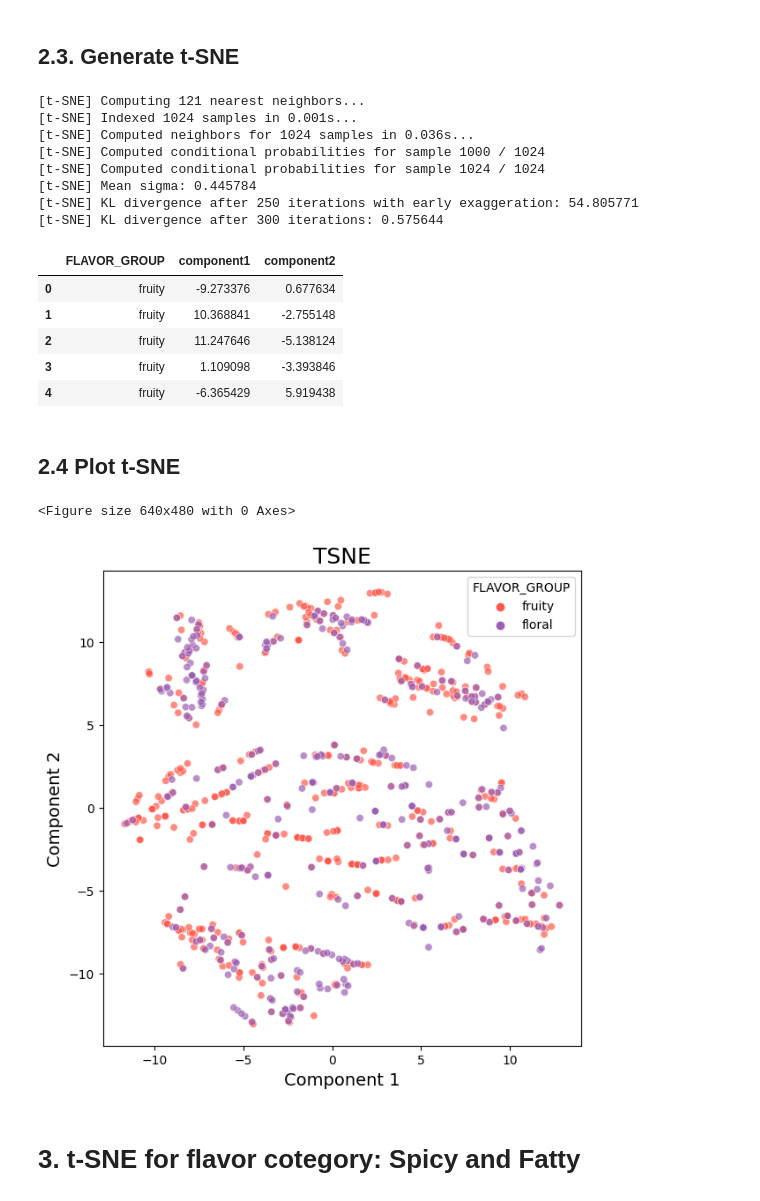
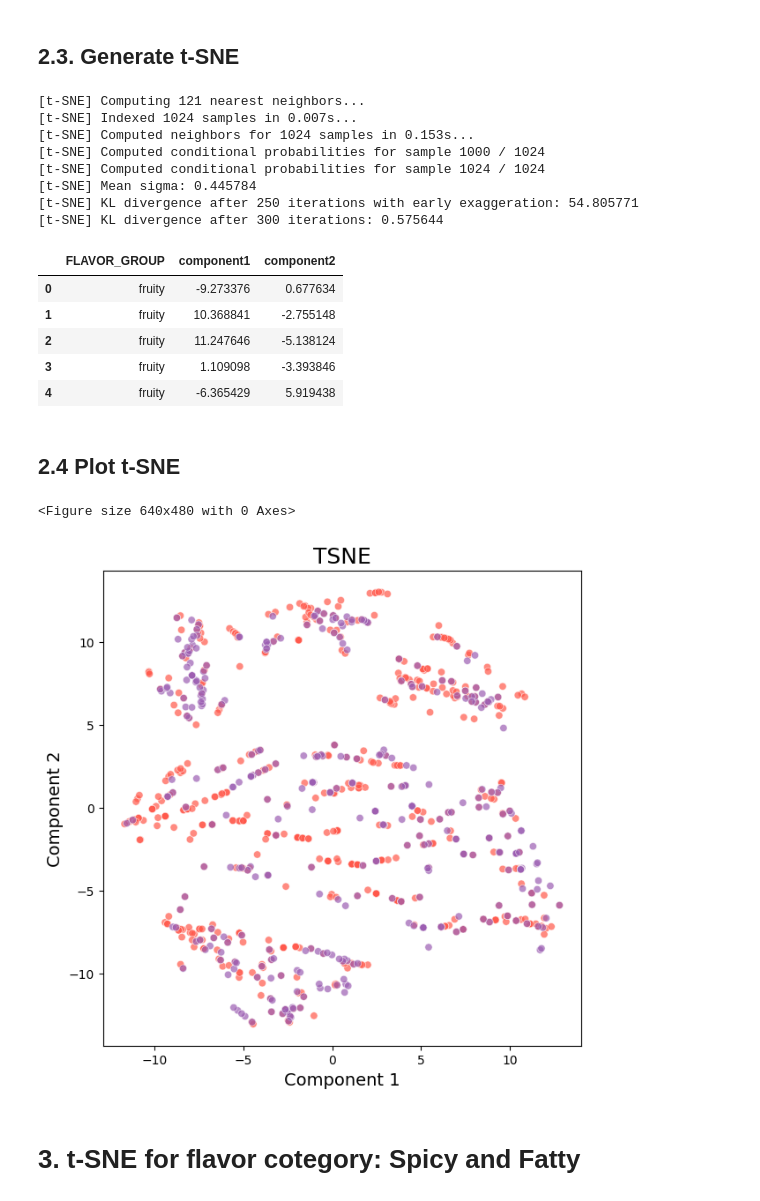
Before and after one commit to DIFACQUIM/Art-Driven-by-Visual-Representations-of-Chemical-Space-, a Jupyter notebook: 05_TSNE_FLAVOR_CATEGORIES.ipynb, the cells around one changed output. Saved outputs shown, nothing was run; the diff lists cells and outputs as text; code cells hidden in the pictures.

```diff
--- a/05_TSNE_FLAVOR_CATEGORIES.ipynb
+++ b/05_TSNE_FLAVOR_CATEGORIES.ipynb
@@ -117,7 +118,7 @@ plt.savefig("Ground_flavors.jpg", dpi=300)
 ## 2.1. Load datasets
 # %%
 # Read data set
-url = "https://raw.githubusercontent.com/AnaChavezHdz/Art-Driven-by-Visual-Representations-of-Chemical-Space/main/Datasets/02_wine_notes_16JUNE2023.csv"
+url = "https://raw.githubusercontent.com/DIFACQUIM/Art-Driven-by-Visual-Representations-of-Chemical-Space-/main/Datasets/02_wine_notes_16JUNE2023.csv"
 DATA = pd.read_csv(url)
 DATA.head(2)
 # %% [output]
@@ -168,8 +169,8 @@ tsne_dataset = pd.DataFrame(data=arr, columns = ['FLAVOR_GROUP','component1', 'c
 tsne_dataset.head(5)
 # %% [output]
 [t-SNE] Computing 121 nearest neighbors...
-[t-SNE] Indexed 1024 samples in 0.001s...
-[t-SNE] Computed neighbors for 1024 samples in 0.036s...
+[t-SNE] Indexed 1024 samples in 0.007s...
+[t-SNE] Computed neighbors for 1024 samples in 0.153s...
 [t-SNE] Computed conditional probabilities for sample 1000 / 1024
 [t-SNE] Computed conditional probabilities for sample 1024 / 1024
 [t-SNE] Mean sigma: 0.445784
@@ -186,25 +187,26 @@ tsne_dataset.head(5)
 # %%
 # Plot t-SNE
 import matplotlib.pyplot as plt
 plt.figure()
 plt.figure(figsize=(7,7))
 plt.xlabel("Component 1", fontsize=14)
 plt.ylabel("Component 2", fontsize=14)
 plt.title("TSNE",fontsize=18 )
 
 import seaborn as sns
 sns.scatterplot(
                 x = tsne_dataset["component1"],
                 y = tsne_dataset["component2"],
                 hue = tsne_dataset["FLAVOR_GROUP"], #Labels
                 alpha=0.7,
-                palette = ['#ff584b', '#9c5fb3']
+                palette = ['#ff584b', '#9c5fb3'],
+                legend=False
               )
 # Save figure
-plt.savefig("Wine_tasting.jpg", dpi=300)
+plt.savefig("Wine_tasting.jpg", dpi=500)
 # %% [output]
 <Figure size 640x480 with 0 Axes>
-[figure, old version]
+[figure, new version]
 # %% [markdown]
 # 3. t-SNE for flavor cotegory: Spicy and Fatty
 # %% [markdown]
```
Also changed, not shown: parts of 11 cells of this notebook.
